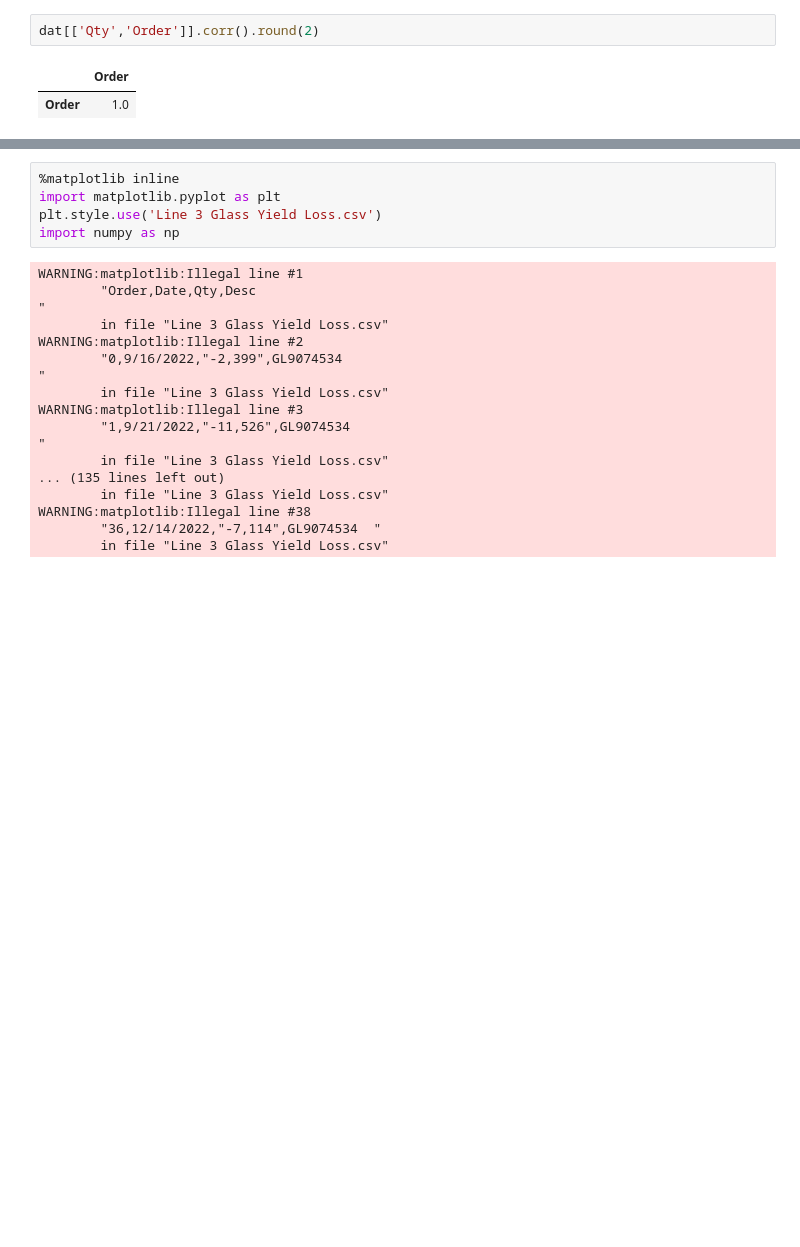
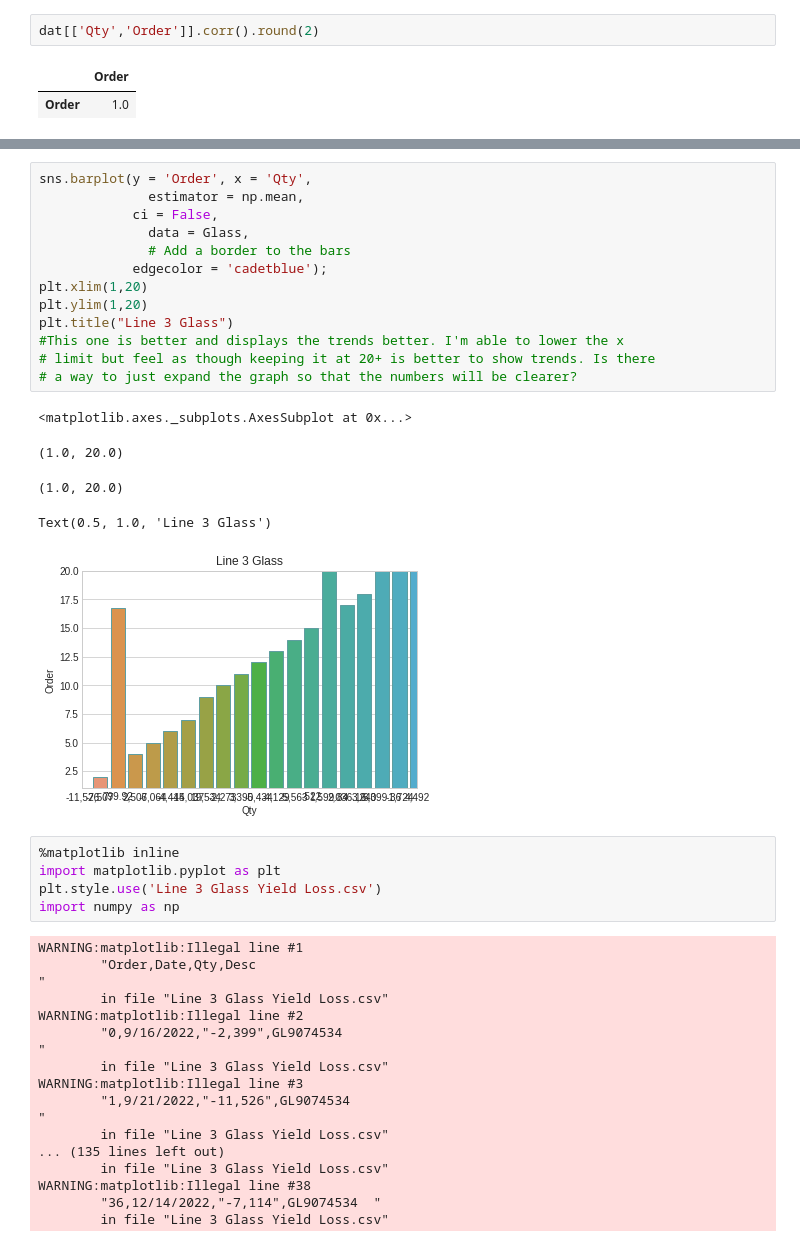
Before and after one commit to khagerthey/VIS1, a Jupyter notebook: all.ipynb, the cells around one changed output, grey strips where cells are left out. Drawn from its saved outputs; the diff is of its cells as text; blank space fills up the shorter version.

```diff
--- a/all.ipynb
+++ b/all.ipynb
@@ -243,3 +268,22 @@ dat[['Qty','Order']].corr().round(2)
+# %%
+sns.barplot(y = 'Order', x = 'Qty',
+              estimator = np.mean,
+            ci = False,
+              data = Glass,
+              # Add a border to the bars
+            edgecolor = 'cadetblue');
+plt.xlim(1,20)
+plt.ylim(1,20)
+plt.title("Line 3 Glass")
+#This one is better and displays the trends better. I'm able to lower the x
+# limit but feel as though keeping it at 20+ is better to show trends. Is there
+# a way to just expand the graph so that the numbers will be clearer?
+# %% [output]
+<matplotlib.axes._subplots.AxesSubplot at 0x...>
+(1.0, 20.0)
+(1.0, 20.0)
+Text(0.5, 1.0, 'Line 3 Glass')
+[figure, added]
 # %%
 %matplotlib inline
 import matplotlib.pyplot as plt
```
Also changed, not shown: parts of 4 cells of this notebook.
